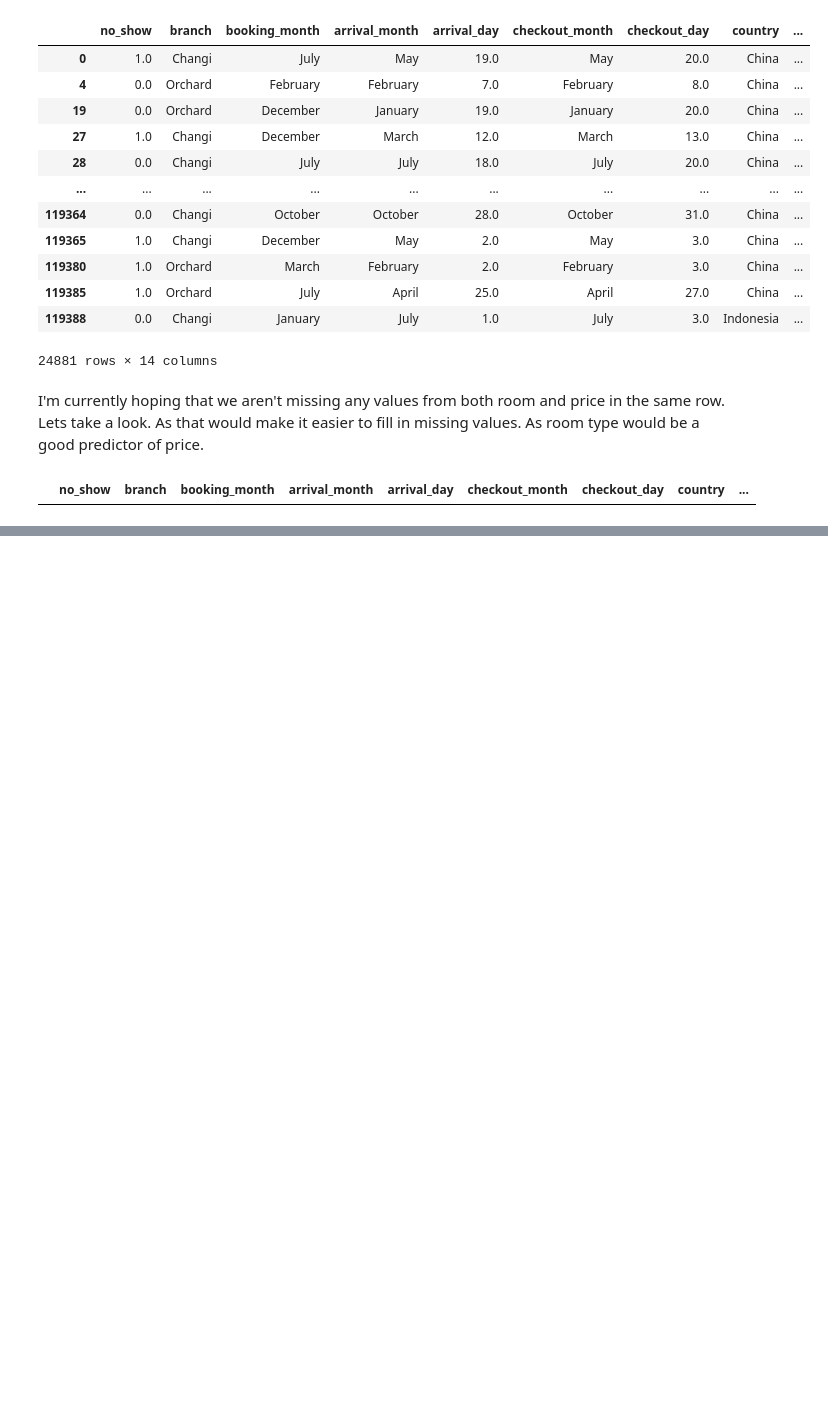
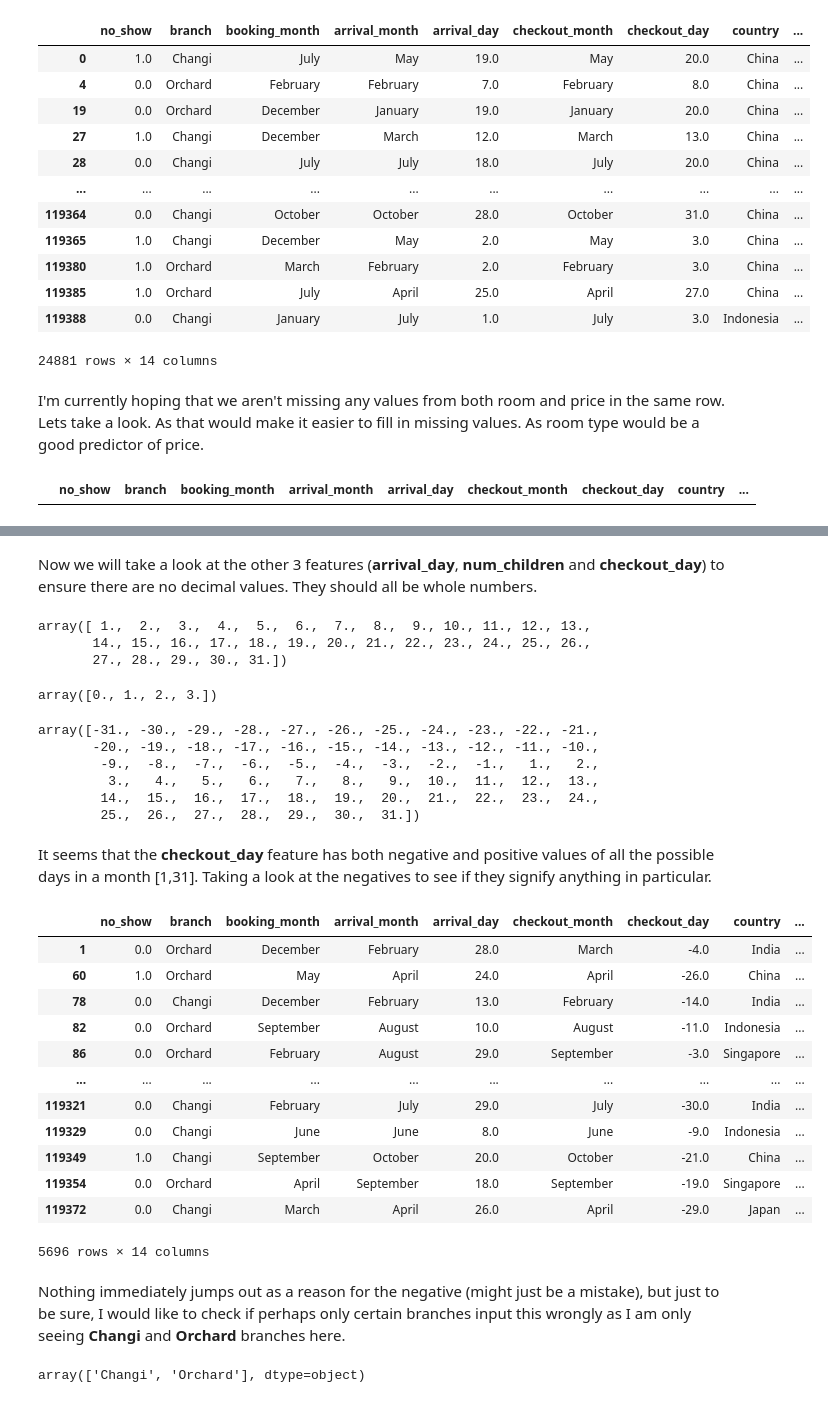
Before and after one commit to Anglesofdeath/no_show-data-science-project, a Jupyter notebook: eda.ipynb, the cells around one changed output, grey strips where cells are left out. Drawn from its saved outputs; the diff is of its cells as text; code cells hidden in the pictures; blank space fills up the shorter version.

```diff
--- a/eda.ipynb
+++ b/eda.ipynb
@@ -117,0 +141,5 @@ There are no datapoints where both price and room are null. Therefore, current t
+# %%
+df['num_adults'].replace('one', 1, inplace=True)
+df['num_adults'].replace('two', 2, inplace=True)
+df['num_adults'].replace('1', 1, inplace=True)
+df['num_adults'].replace('2', 2, inplace=True)
@@ -117,0 +153,45 @@ There are no datapoints where both price and room are null. Therefore, current t
+# %% [markdown]
+Now we will take a look at the other 3 features (**arrival_day**, **num_children** and **checkout_day**) to ensure there are no decimal values. They should all be whole numbers.
+# %%
+np.sort(df['arrival_day'].unique())
+# %% [output]
+array([ 1.,  2.,  3.,  4.,  5.,  6.,  7.,  8.,  9., 10., 11., 12., 13.,
+       14., 15., 16., 17., 18., 19., 20., 21., 22., 23., 24., 25., 26.,
+       27., 28., 29., 30., 31.])
+# %%
+np.sort(df['num_children'].unique())
+# %% [output]
+array([0., 1., 2., 3.])
+# %%
+np.sort(df['checkout_day'].unique())
+# %% [output]
+array([-31., -30., -29., -28., -27., -26., -25., -24., -23., -22., -21.,
+       -20., -19., -18., -17., -16., -15., -14., -13., -12., -11., -10.,
+        -9.,  -8.,  -7.,  -6.,  -5.,  -4.,  -3.,  -2.,  -1.,   1.,   2.,
+         3.,   4.,   5.,   6.,   7.,   8.,   9.,  10.,  11.,  12.,  13.,
+        14.,  15.,  16.,  17.,  18.,  19.,  20.,  21.,  22.,  23.,  24.,
+        25.,  26.,  27.,  28.,  29.,  30.,  31.])
+# %% [markdown]
+It seems that the **checkout_day** feature has both negative and positive values of all the possible days in a month [1,31]. Taking a look at the negatives to see if they signify anything in particular.
+# %%
+df[df['checkout_day'] < 0]
+# %% [output]
+|  | no_show | branch | booking_month | arrival_month | arrival_day | checkout_month | checkout_day | country | ... |
+| 1 | 0.0 | Orchard | December | February | 28.0 | March | -4.0 | India | ... |
+| 60 | 1.0 | Orchard | May | April | 24.0 | April | -26.0 | China | ... |
+| 78 | 0.0 | Changi | December | February | 13.0 | February | -14.0 | India | ... |
+| 82 | 0.0 | Orchard | September | August | 10.0 | August | -11.0 | Indonesia | ... |
+| 86 | 0.0 | Orchard | February | August | 29.0 | September | -3.0 | Singapore | ... |
+| ... | ... | ... | ... | ... | ... | ... | ... | ... | ... |
+| 119321 | 0.0 | Changi | February | July | 29.0 | July | -30.0 | India | ... |
+| 119329 | 0.0 | Changi | June | June | 8.0 | June | -9.0 | Indonesia | ... |
+| 119349 | 1.0 | Changi | September | October | 20.0 | October | -21.0 | China | ... |
+| 119354 | 0.0 | Orchard | April | September | 18.0 | September | -19.0 | Singapore | ... |
+| 119372 | 0.0 | Changi | March | April | 26.0 | April | -29.0 | Japan | ... |
+5696 rows × 14 columns
+# %% [markdown]
+Nothing immediately jumps out as a reason for the negative (might just be a mistake), but just to be sure, I would like to check if perhaps only certain branches input this wrongly as I am only seeing **Changi** and **Orchard** branches here.
+# %%
+df['branch'].unique()
+# %% [output]
+array(['Changi', 'Orchard'], dtype=object)
```
Also changed, not shown: parts of 14 cells of this notebook.
